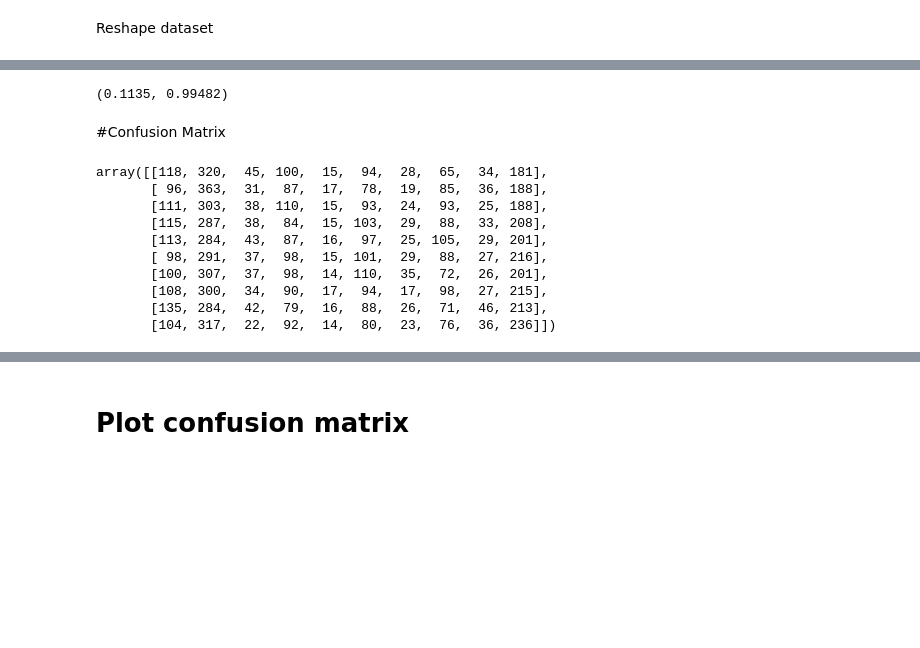
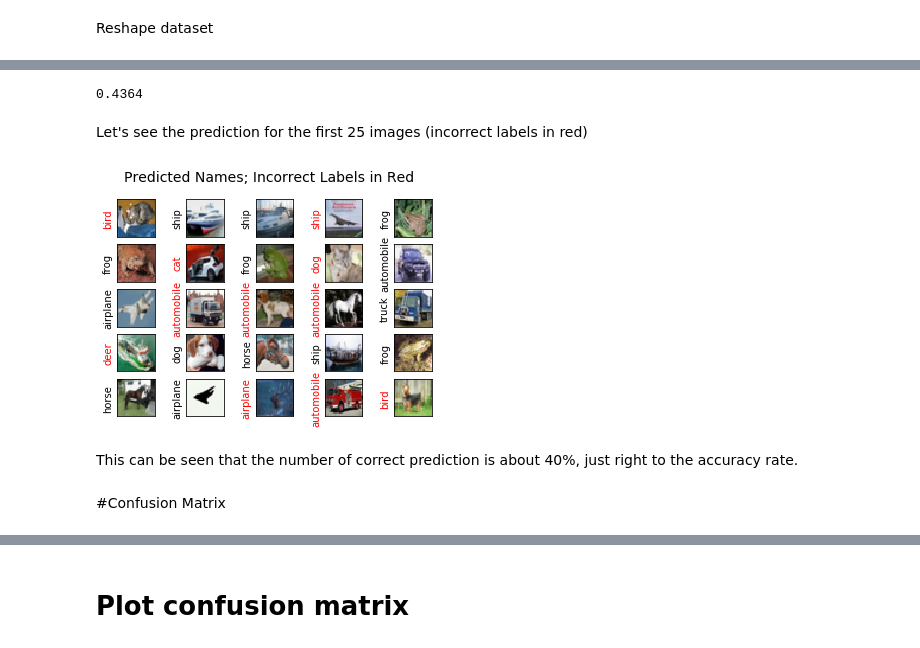
Before and after one commit to seansothey/DataScience-MachineLearning-Research, a Jupyter notebook: Project3.ipynb, the cells around one changed output, grey strips where cells are left out. Drawn from its saved outputs; the diff is of its cells as text; code cells hidden in the pictures; blank space fills up the shorter version.

```diff
--- a/Project3.ipynb
+++ b/Project3.ipynb
@@ -169,22 +156,22 @@ y_train_preds = rnd_clf.predict(X_train_reduced)
 # %%
-#See the accuracy testing vs training
+#See the accuracy on testing
 from sklearn.metrics import accuracy_score
-accuracy_score(y_test, y_test_preds), accuracy_score(y_train, y_train_preds)
+accuracy_score(y_test_1d, y_test_pred)
 # %% [output]
-(0.1135, 0.99482)
+0.4364
+# %% [markdown]
+Let's see the prediction for the first 25 images (incorrect labels in red)
+# %%
+fig, ax = plt.subplots(5, 5)
+for i, axi in enumerate(ax.flat):
+    axi.imshow(X_test[i], cmap='bone')
+    axi.set(xticks=[], yticks=[])
+    axi.set_ylabel(class_names[y_test_pred[i]].split()[-1],
+                   color='black' if y_test_pred[i] == y_test[i] else 'red')
+fig.suptitle('Predicted Names; Incorrect Labels in Red', size=14);
+# %% [output]
+[figure, added]
+# %% [markdown]
+This can be seen that the number of correct prediction is about 40%, just right to the accuracy rate.
 # %% [markdown]
 #Confusion Matrix
-# %%
-conf = confusion_matrix(y_test, y_test_preds)
-conf
-# %% [output]
-array([[118, 320,  45, 100,  15,  94,  28,  65,  34, 181],
-       [ 96, 363,  31,  87,  17,  78,  19,  85,  36, 188],
-       [111, 303,  38, 110,  15,  93,  24,  93,  25, 188],
-       [115, 287,  38,  84,  15, 103,  29,  88,  33, 208],
-       [113, 284,  43,  87,  16,  97,  25, 105,  29, 201],
-       [ 98, 291,  37,  98,  15, 101,  29,  88,  27, 216],
-       [100, 307,  37,  98,  14, 110,  35,  72,  26, 201],
-       [108, 300,  34,  90,  17,  94,  17,  98,  27, 215],
-       [135, 284,  42,  79,  16,  88,  26,  71,  46, 213],
-       [104, 317,  22,  92,  14,  80,  23,  76,  36, 236]])
```
Also changed, not shown: parts of 93 cells of this notebook.
